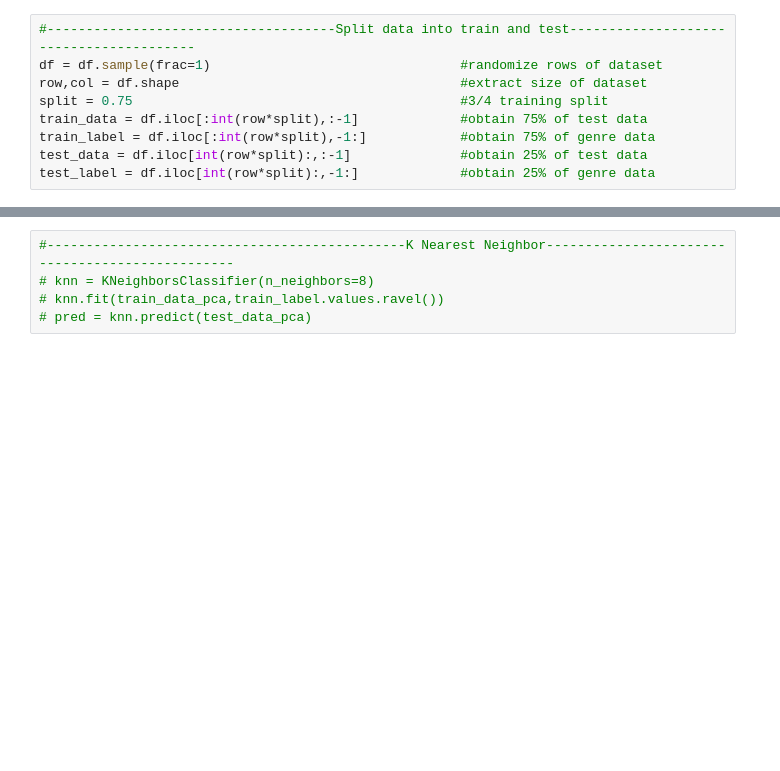
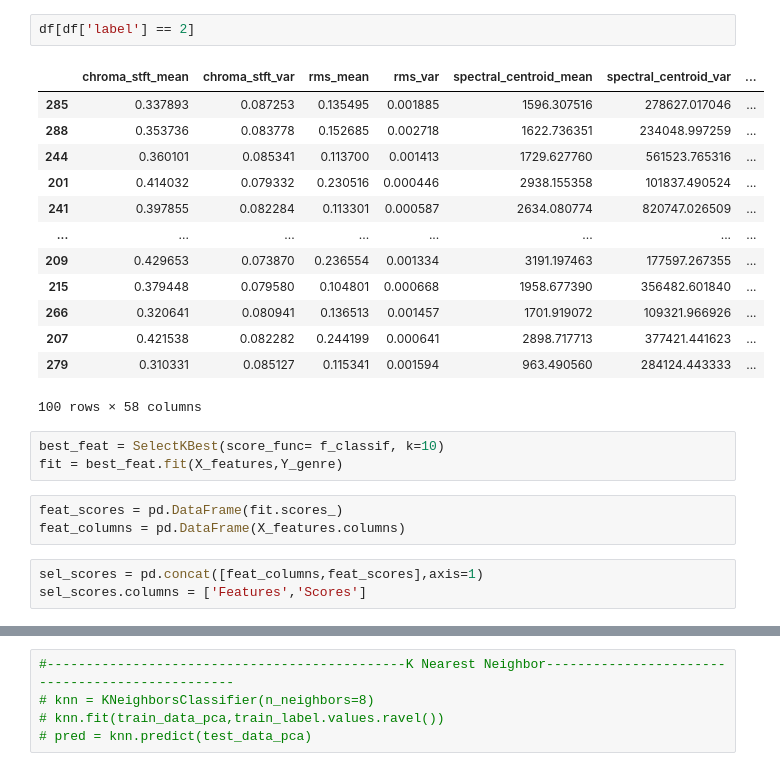
Before and after one commit to rukha1/ECE_196_Music_Classifcation, a Jupyter notebook: ML Project .ipynb, the cells around one changed output, grey strips where cells are left out. Drawn from its saved outputs; the diff is of its cells as text; blank space fills up the shorter version.

Commit message:
Feature reduction, Random Forest=0.742 max

```diff
--- a/ML Project .ipynb
+++ b/ML Project .ipynb
@@ -83,9 +92,25 @@ sns.scatterplot(data = df, x ='chroma_stft_var',y='rolloff_mean',hue='label')
-# %%
-#-------------------------------------Split data into train and test----------------------------------------
-df = df.sample(frac=1)                                #randomize rows of dataset
-row,col = df.shape                                    #extract size of dataset
-split = 0.75                                          #3/4 training split
-train_data = df.iloc[:int(row*split),:-1]             #obtain 75% of test data
-train_label = df.iloc[:int(row*split),-1:]            #obtain 75% of genre data
-test_data = df.iloc[int(row*split):,:-1]              #obtain 25% of test data
-test_label = df.iloc[int(row*split):,-1:]             #obtain 25% of genre data
+# %%
+df[df['label'] == 2]
+# %% [output]
+|  | chroma_stft_mean | chroma_stft_var | rms_mean | rms_var | spectral_centroid_mean | spectral_centroid_var | ... |
+| 285 | 0.337893 | 0.087253 | 0.135495 | 0.001885 | 1596.307516 | 278627.017046 | ... |
+| 288 | 0.353736 | 0.083778 | 0.152685 | 0.002718 | 1622.736351 | 234048.997259 | ... |
+| 244 | 0.360101 | 0.085341 | 0.113700 | 0.001413 | 1729.627760 | 561523.765316 | ... |
+| 201 | 0.414032 | 0.079332 | 0.230516 | 0.000446 | 2938.155358 | 101837.490524 | ... |
+| 241 | 0.397855 | 0.082284 | 0.113301 | 0.000587 | 2634.080774 | 820747.026509 | ... |
+| ... | ... | ... | ... | ... | ... | ... | ... |
+| 209 | 0.429653 | 0.073870 | 0.236554 | 0.001334 | 3191.197463 | 177597.267355 | ... |
+| 215 | 0.379448 | 0.079580 | 0.104801 | 0.000668 | 1958.677390 | 356482.601840 | ... |
+| 266 | 0.320641 | 0.080941 | 0.136513 | 0.001457 | 1701.919072 | 109321.966926 | ... |
+| 207 | 0.421538 | 0.082282 | 0.244199 | 0.000641 | 2898.717713 | 377421.441623 | ... |
+| 279 | 0.310331 | 0.085127 | 0.115341 | 0.001594 | 963.490560 | 284124.443333 | ... |
+100 rows × 58 columns
+# %%
+best_feat = SelectKBest(score_func= f_classif, k=10)
+fit = best_feat.fit(X_features,Y_genre)
+# %%
+feat_scores = pd.DataFrame(fit.scores_)
+feat_columns = pd.DataFrame(X_features.columns)
+# %%
+sel_scores = pd.concat([feat_columns,feat_scores],axis=1)
+sel_scores.columns = ['Features','Scores']
```
Also changed, not shown: parts of 20 cells of this notebook, 2 other files.
